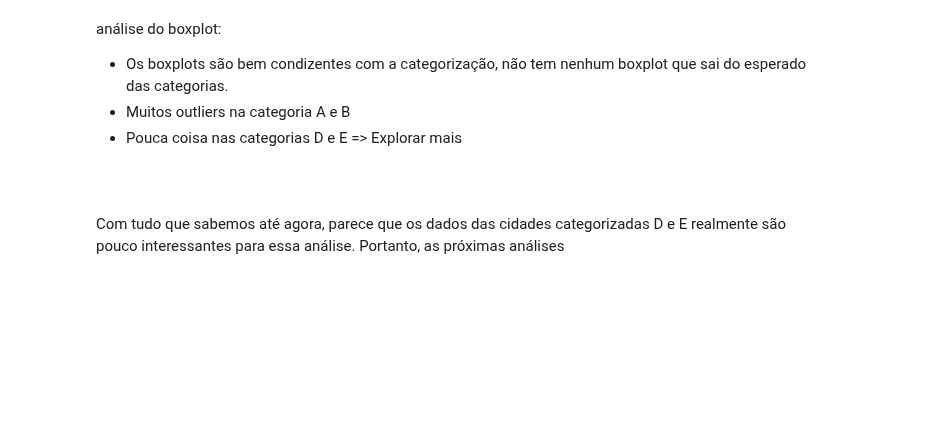
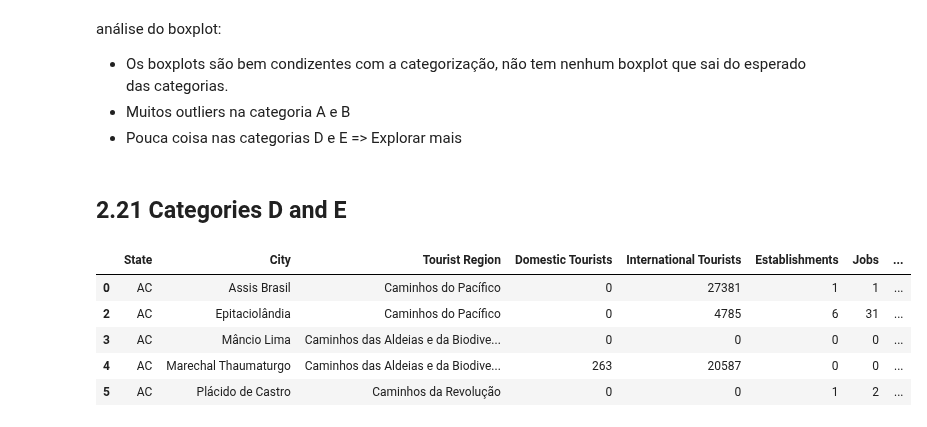
Before and after one commit to juhtolent/Brazil_Tourism, a Jupyter notebook: Exploratory Data Analysis - Tourism.ipynb, the cells around one changed output. Saved outputs shown, nothing was run; the diff lists cells and outputs as text; code cells hidden in the pictures; blank space fills up the shorter version.

Commit message:
Análise da categoria E e D

```diff
--- a/Exploratory Data Analysis - Tourism.ipynb
+++ b/Exploratory Data Analysis - Tourism.ipynb
@@ -250,7 +250,17 @@ análise do boxplot:
 - Os boxplots são bem condizentes com a categorização, não tem nenhum boxplot que sai do esperado das categorias.
 - Muitos outliers na categoria A e B
 - Pouca coisa nas categorias D e E => Explorar mais
-# %% [markdown]
-##
-# %% [markdown]
-Com tudo que sabemos até agora, parece que os dados das cidades categorizadas D e E realmente são pouco interessantes para essa análise. Portanto, as próximas análises
+# %% [markdown]
+## 2.21 Categories D and E
+# %%
+#selecting only categories D & E for analysis
+df_de = df.loc[(df['Category'] == 'D') | (df['Category'] == 'E')]
+
+df_de.head()
+# %% [output]
+|  | State | City | Tourist Region | Domestic Tourists | International Tourists | Establishments | Jobs | ... |
+| 0 | AC | Assis Brasil | Caminhos do Pacífico | 0 | 27381 | 1 | 1 | ... |
+| 2 | AC | Epitaciolândia | Caminhos do Pacífico | 0 | 4785 | 6 | 31 | ... |
+| 3 | AC | Mâncio Lima | Caminhos das Aldeias e da Biodive... | 0 | 0 | 0 | 0 | ... |
+| 4 | AC | Marechal Thaumaturgo | Caminhos das Aldeias e da Biodive... | 263 | 20587 | 0 | 0 | ... |
+| 5 | AC | Plácido de Castro | Caminhos da Revolução | 0 | 0 | 1 | 2 | ... |
```
Also changed, not shown: parts of 8 cells of this notebook.
